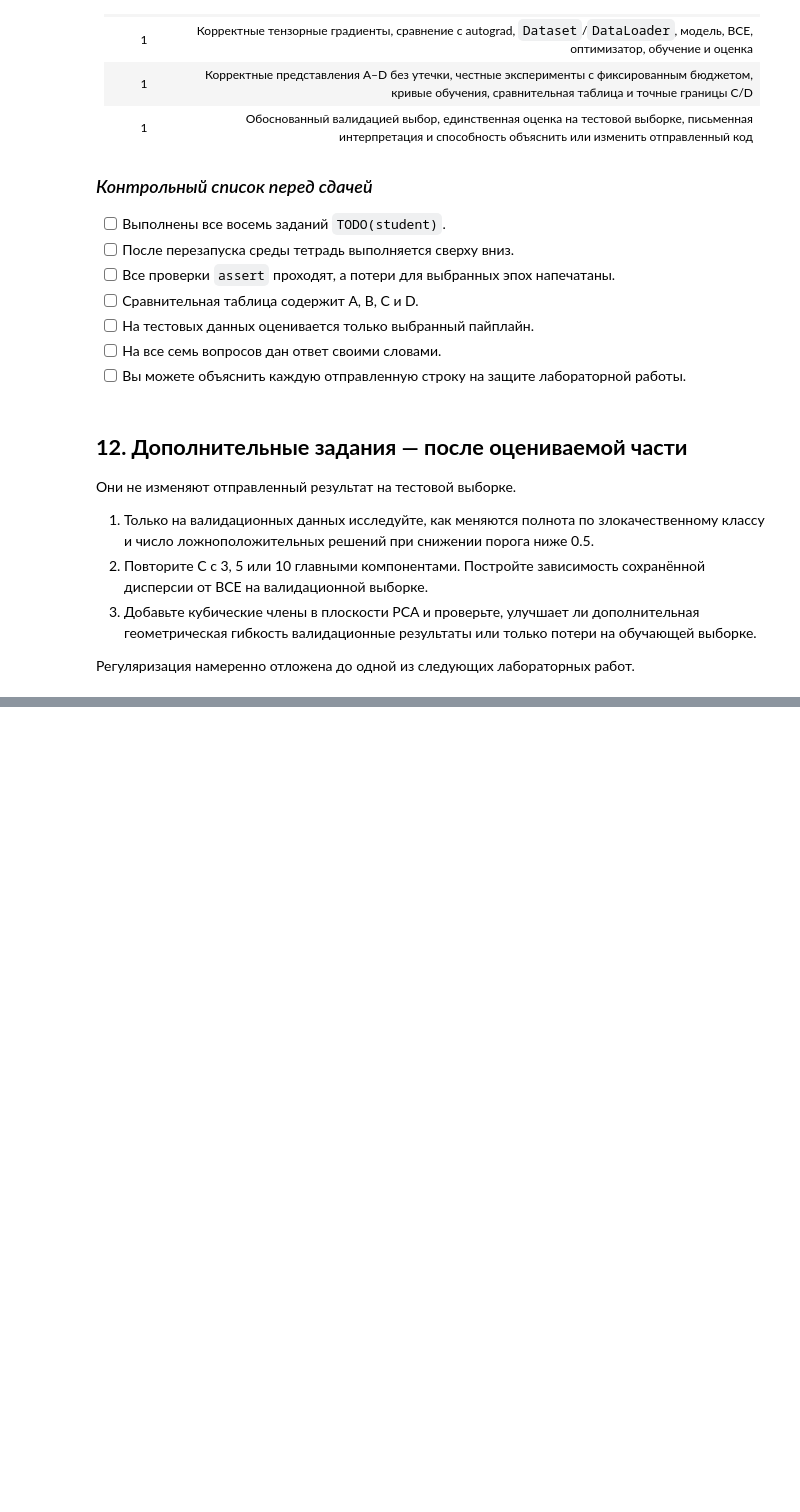
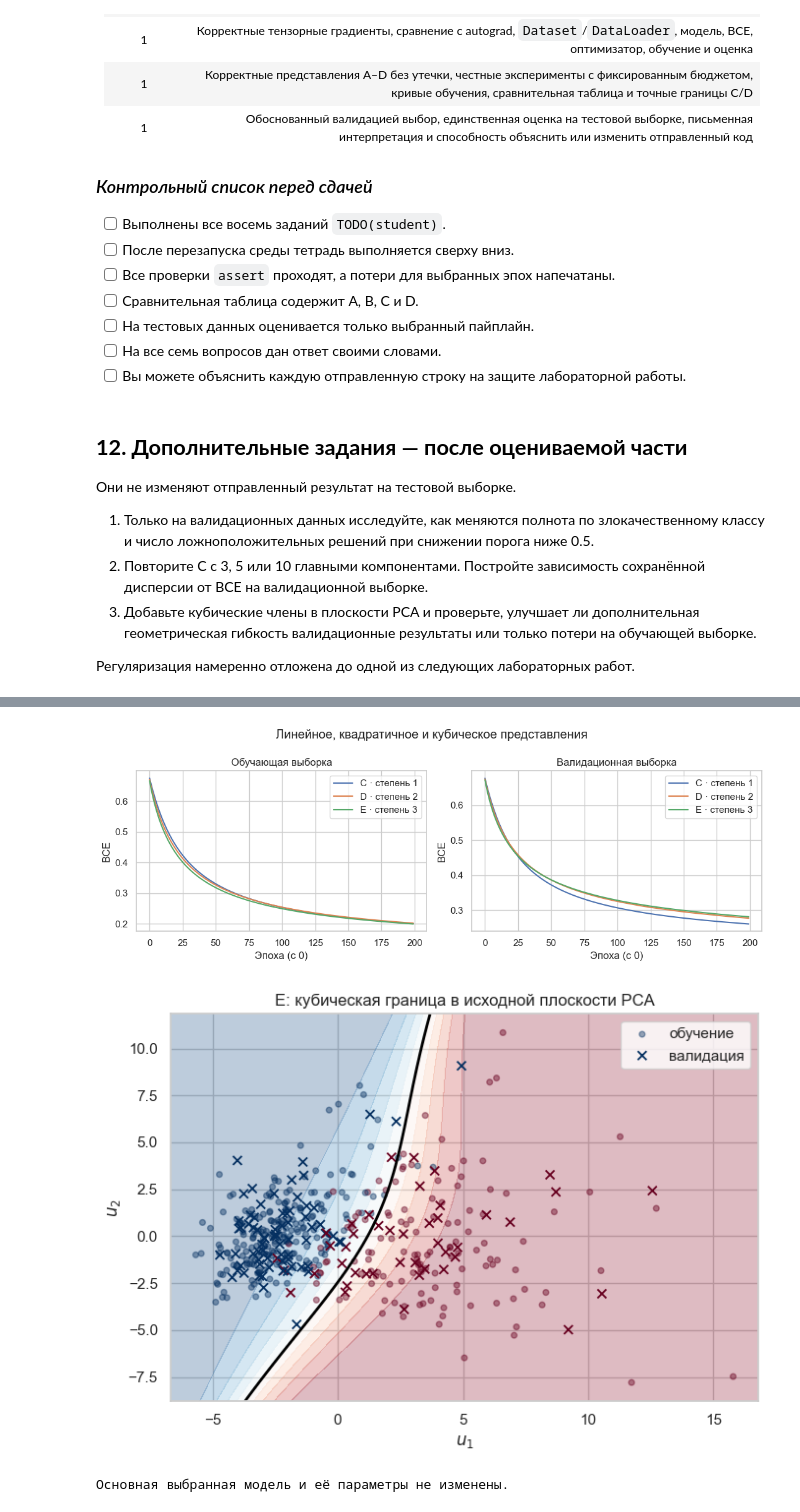
Before and after one commit to bkamalov725-ops/machine-learning-portfolio, a Jupyter notebook: logistic_regression/02-logistic-regression-ru.ipynb, the cells around one changed output, grey strips where cells are left out. Saved outputs shown, nothing was run; the diff lists cells and outputs as text; code cells hidden in the pictures; blank space fills up the shorter version.

```diff
--- a/logistic_regression/02-logistic-regression-ru.ipynb
+++ b/logistic_regression/02-logistic-regression-ru.ipynb
@@ -813,0 +1089,77 @@ assert ((0 <= test_probabilities) & (test_probabilities <= 1)).all()
+# %%
+def cubic_features(two_components):
+    u1 = two_components[:, 0]
+    u2 = two_components[:, 1]
+    return np.column_stack([
+        u1, u2, u1**2, u1*u2, u2**2,
+        u1**3, u1**2*u2, u1*u2**2, u2**3,
+    ])
+
+
+# Проверяем не только число, но и порядок и значения всех признаков.
+assert np.allclose(
+    cubic_features(np.array([[2.0, 3.0]])),
+    [[2, 3, 4, 6, 9, 8, 12, 18, 27]],
+)
+assert np.allclose(cubic_features(U_train)[:, :5], quadratic_features(U_train))
+
+extra_cubic_scaler = StandardScaler()
+extra_X_train_E = extra_cubic_scaler.fit_transform(cubic_features(U_train))
+extra_X_val_E = extra_cubic_scaler.transform(cubic_features(U_val))
+assert extra_X_train_E.shape == (len(X_train), 9)
+assert extra_X_val_E.shape == (len(X_val), 9)
+assert np.allclose(extra_X_train_E.mean(axis=0), 0, atol=1e-5)
+assert np.allclose(extra_X_train_E.std(axis=0), 1, atol=1e-5)
+
+extra_model_E, extra_history_E = fit_model(
+    "E · стандартизованное кубическое 9D", extra_X_train_E, extra_X_val_E
+)
+assert sum(parameter.numel() for parameter in extra_model_E.parameters()) == 10
+assert len(extra_history_E["train"]) == EPOCHS
+
+extra_degree_models = {
+    "C · степень 1": (models[extra_c_name], histories[extra_c_name], X_train_C, X_val_C),
+    "D · степень 2": (models[extra_d_name], histories[extra_d_name], X_train_D, X_val_D),
+    "E · степень 3": (extra_model_E, extra_history_E, extra_X_train_E, extra_X_val_E),
+}
+extra_degree_rows = []
+for name, (model, history, train_features, val_features) in extra_degree_models.items():
+    extra_degree_rows.append({
+        "представление": name,
+        "параметры": sum(parameter.numel() for parameter in model.parameters()),
+        "лучшая эпоха (с 0)": history["best_epoch"],
+        **extra_model_scores(model, train_features, val_features),
+    })
+extra_degree_table = pd.DataFrame(extra_degree_rows).set_index("представление")
+display(extra_degree_table.round(4))
+
+fig, axes = plt.subplots(1, 2, figsize=(11, 4))
+for name, (_, history, _, _) in extra_degree_models.items():
+    axes[0].plot(history["train"], label=name)
+    axes[1].plot(history["validation"], label=name)
+for ax, title in zip(axes, ["Обучающая выборка", "Валидационная выборка"]):
+    ax.set(title=title, xlabel="Эпоха (с 0)", ylabel="BCE")
+    ax.legend()
+fig.suptitle("Линейное, квадратичное и кубическое представления")
+plt.tight_layout()
+plt.show()
+
+extra_transform_E = lambda plane: extra_cubic_scaler.transform(
+    cubic_features(plane)
+).astype(np.float32)
+fig, ax = plt.subplots(figsize=(7, 5))
+plot_boundary(
+    ax, extra_model_E, extra_transform_E,
+    U_train, y_train.to_numpy(), U_val, y_val.to_numpy(),
+    "E: кубическая граница в исходной плоскости PCA",
+)
+ax.legend()
+plt.tight_layout()
+plt.show()
+
+# Дополнительные эксперименты не подменили основной результат.
+assert selected_name == extra_original_name
+assert all(torch.equal(value, selected_model.state_dict()[key])
+           for key, value in extra_original_state.items())
+print("Основная выбранная модель и её параметры не изменены.")
+# %% [output]
@@ -813,0 +1179,3 @@ assert ((0 <= test_probabilities) & (test_probabilities <= 1)).all()
+[figure, added]
+[figure, added]
+Основная выбранная модель и её параметры не изменены.
```
Also changed, not shown: parts of 32 cells of this notebook.
